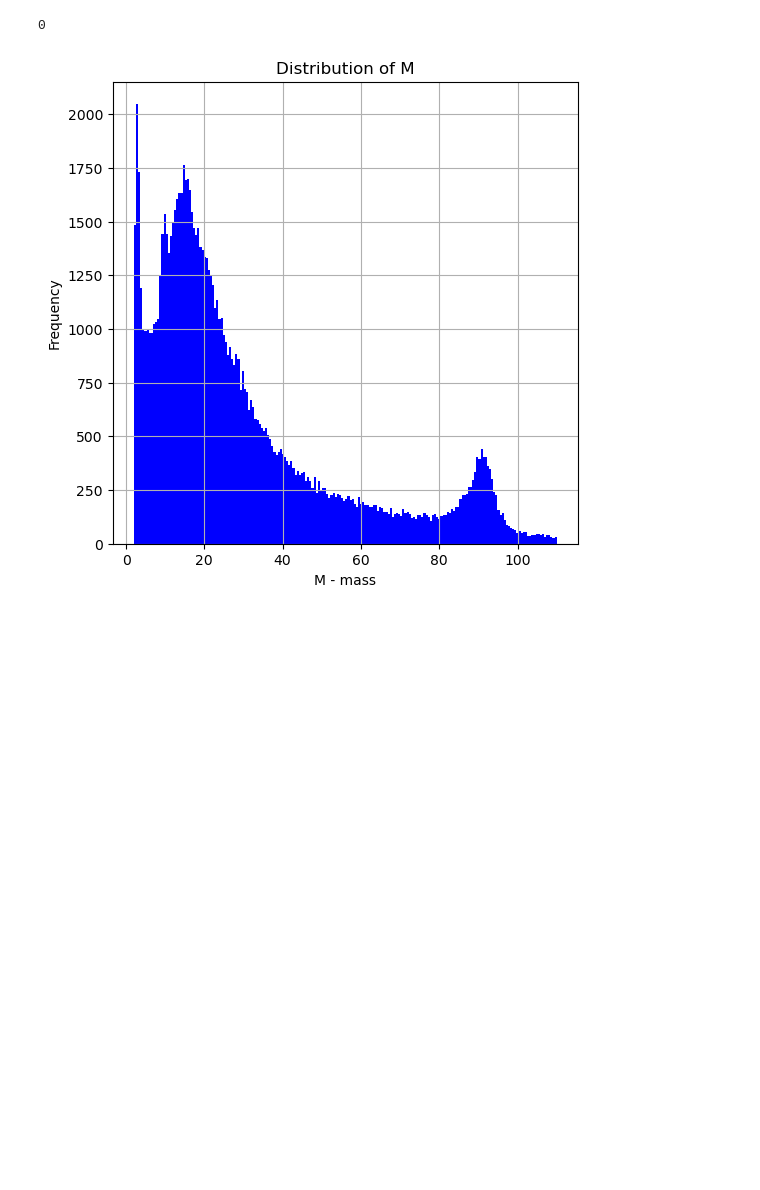
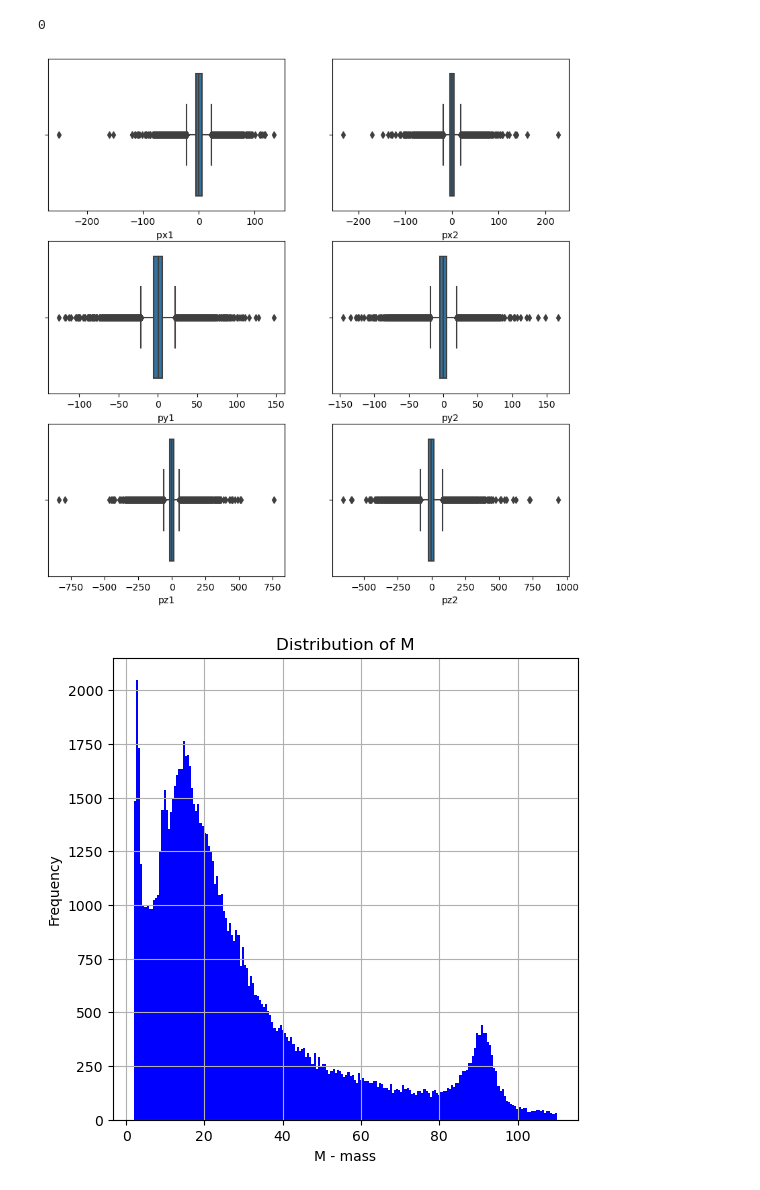
Before and after one commit to DimitrisGkoutzounis/Machine-Learning-Electron-Mass-Prediction, a Jupyter notebook: main.ipynb, the cells around one changed output. Saved outputs shown, nothing was run; the diff lists cells and outputs as text; code cells hidden in the pictures; blank space fills up the shorter version.

Commit message:
added graphs

```diff
--- a/main.ipynb
+++ b/main.ipynb
@@ -106,6 +102,24 @@ df = df.drop_duplicates()
 df.duplicated().sum()
 # %% [output]
 0
+# %%
+#detect outliers for px1,px2,py1,py2,pz1,pz2 us boxplot
+plt.figure(figsize=(10,10))
+plt.subplot(3,2,1)
+sns.boxplot(x=df['px1 '])
+plt.subplot(3,2,2)
+sns.boxplot(x=df['px2'])
+plt.subplot(3,2,3)
+sns.boxplot(x=df['py1'])
+plt.subplot(3,2,4)
+sns.boxplot(x=df['py2'])
+plt.subplot(3,2,5)
+sns.boxplot(x=df['pz1'])
+plt.subplot(3,2,6)
+sns.boxplot(x=df['pz2'])
+plt.show()
+# %% [output]
+[figure, added]
 # %%
 # plot distribution of mass
 plt.figure(figsize=(6,6))
```
Also changed, not shown: parts of 4 cells of this notebook.
